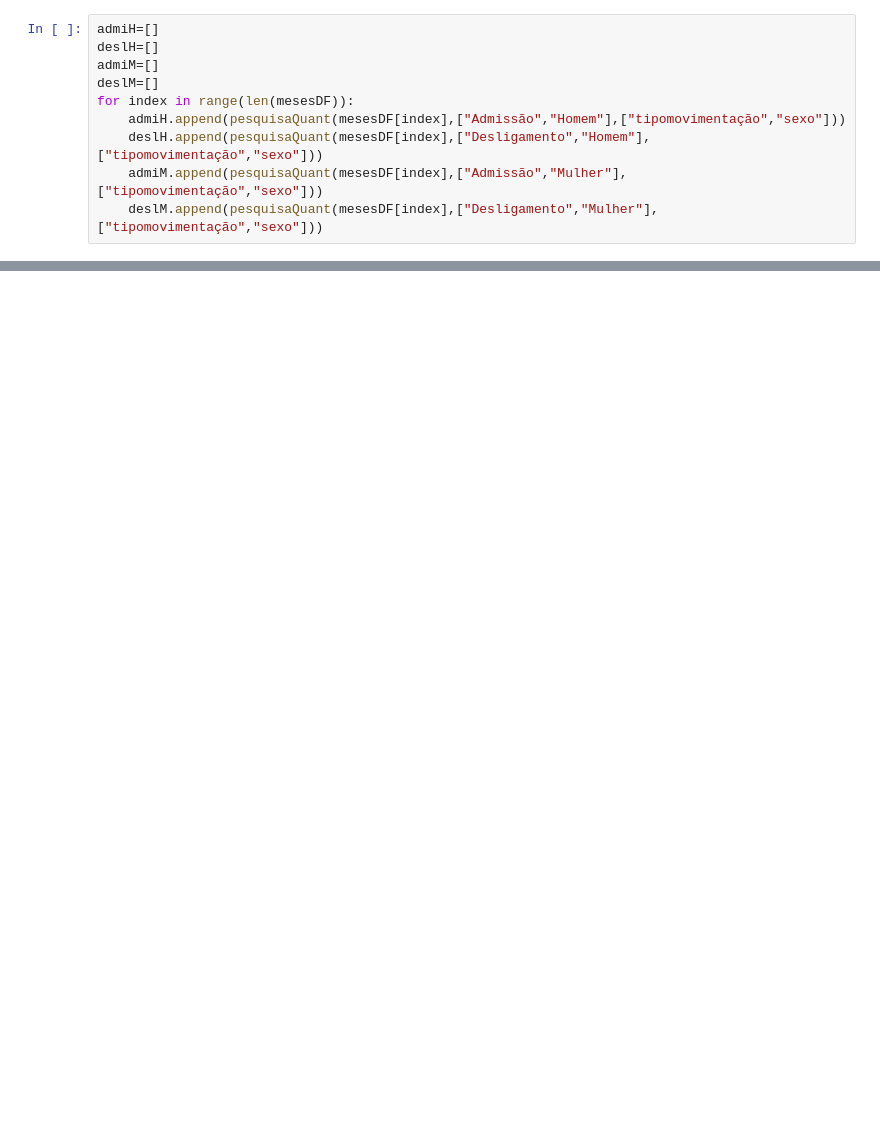
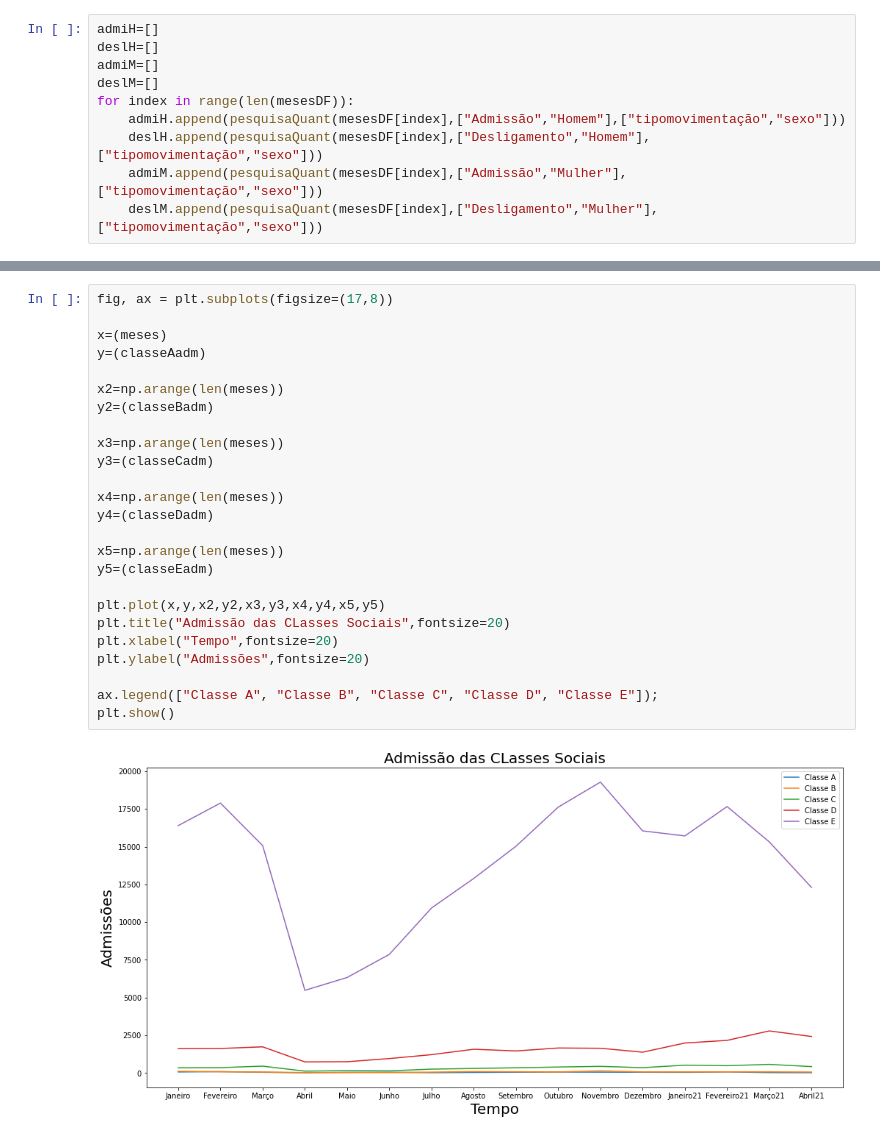
Before and after one commit to MarcospsDonizete/Analise_De_Empregabilidade, a Jupyter notebook: Caged.ipynb, the cells around one changed output, grey strips where cells are left out. Drawn from its saved outputs; the diff is of its cells as text; blank space fills up the shorter version.

```diff
--- a/Caged.ipynb
+++ b/Caged.ipynb
@@ -182,0 +236,27 @@ jan2020.query('tipomovimentação =="Admissão"')['tipomovimentação'].count()
+# %%
+fig, ax = plt.subplots(figsize=(17,8))
+
+x=(meses)
+y=(classeAadm)
+
+x2=np.arange(len(meses))
+y2=(classeBadm)
+
+x3=np.arange(len(meses))
+y3=(classeCadm)
+
+x4=np.arange(len(meses))
+y4=(classeDadm)
+
+x5=np.arange(len(meses))
+y5=(classeEadm)
+
+plt.plot(x,y,x2,y2,x3,y3,x4,y4,x5,y5)
+plt.title("Admissão das CLasses Sociais",fontsize=20)
+plt.xlabel("Tempo",fontsize=20)
+plt.ylabel("Admissões",fontsize=20)
+
+ax.legend(["Classe A", "Classe B", "Classe C", "Classe D", "Classe E"]);
+plt.show()
+# %% [output]
+[figure, added]
```
Also changed, not shown: parts of 12 cells of this notebook, 1 other file.
